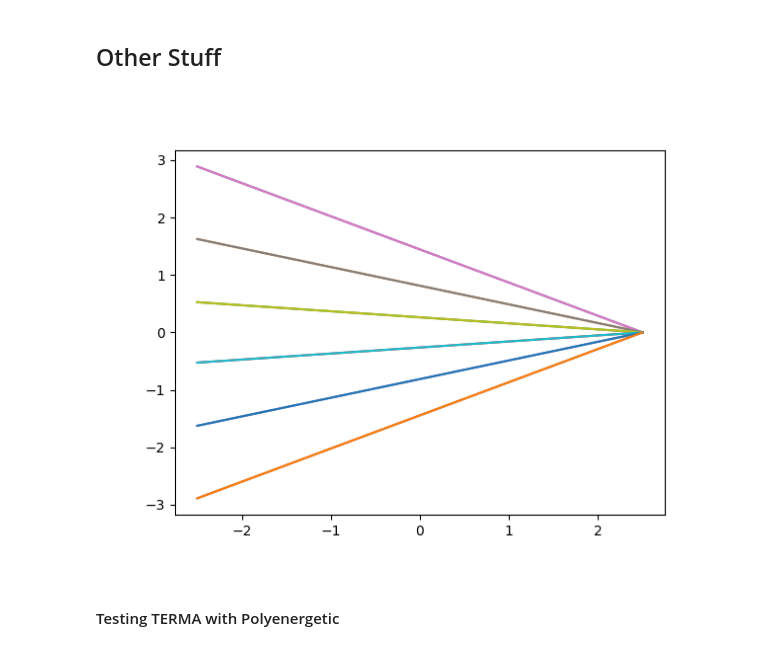
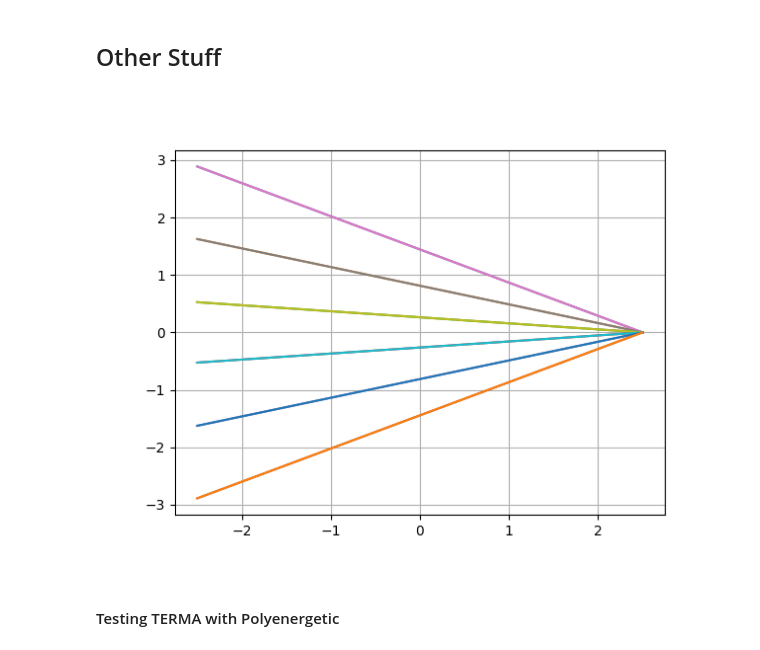
Before and after one commit to jbrewster7/NSERC-Summer-2022, a Jupyter notebook: Python/Testing_Siddon_Function.ipynb, the cells around one changed output. Drawn from its saved outputs; the diff is of its cells as text; code cells hidden in the pictures.

```diff
--- a/Python/Testing_Siddon_Function.ipynb
+++ b/Python/Testing_Siddon_Function.ipynb
@@ -384,14 +442,15 @@ mu_m = lambda energy, material: np.exp(mu_mass(np.log(energy))) # CHANGE THIS LA
 # %%
 x1,x2 = (0,0)
 y1,y2 = (0,0)
 z1,z2 = (2.5,-2.5)
 rays = dc.MakeFanBeamRays(12,np.pi/6,((x1,x2),(y1,y2),(z1,z2)),direction='y',adjust=0.025)
 
 ifig=1;close(ifig);figure(ifig)
 for ray in rays:
     plot(ray[2],ray[1])
+grid(b=True)
 # %% [output]
-[figure, old version]
+[figure, new version]
 # %% [markdown]
 #### Testing TERMA with Polyenergetic
 # %%
```
Also changed, not shown: parts of 8 cells of this notebook, 26 other files.
